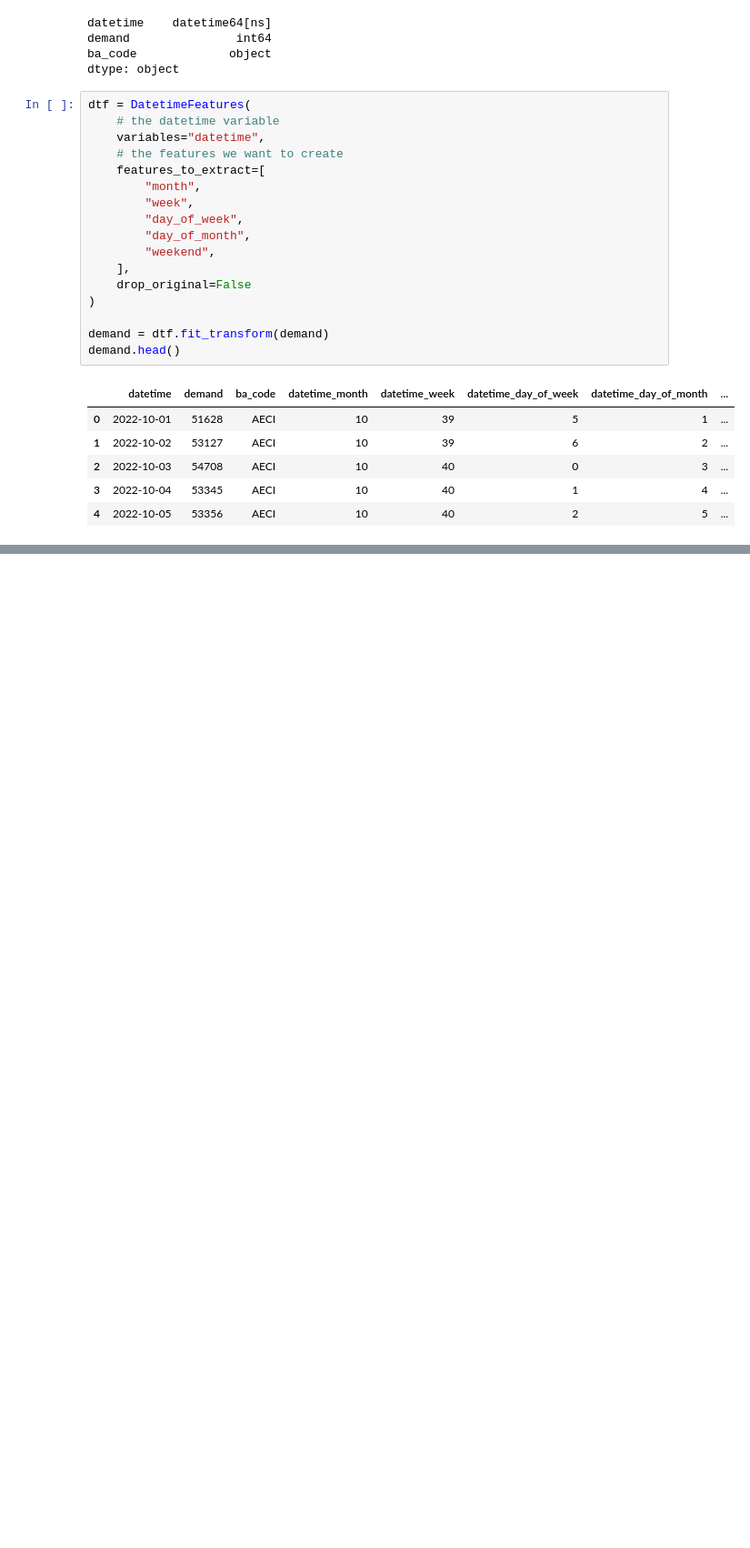
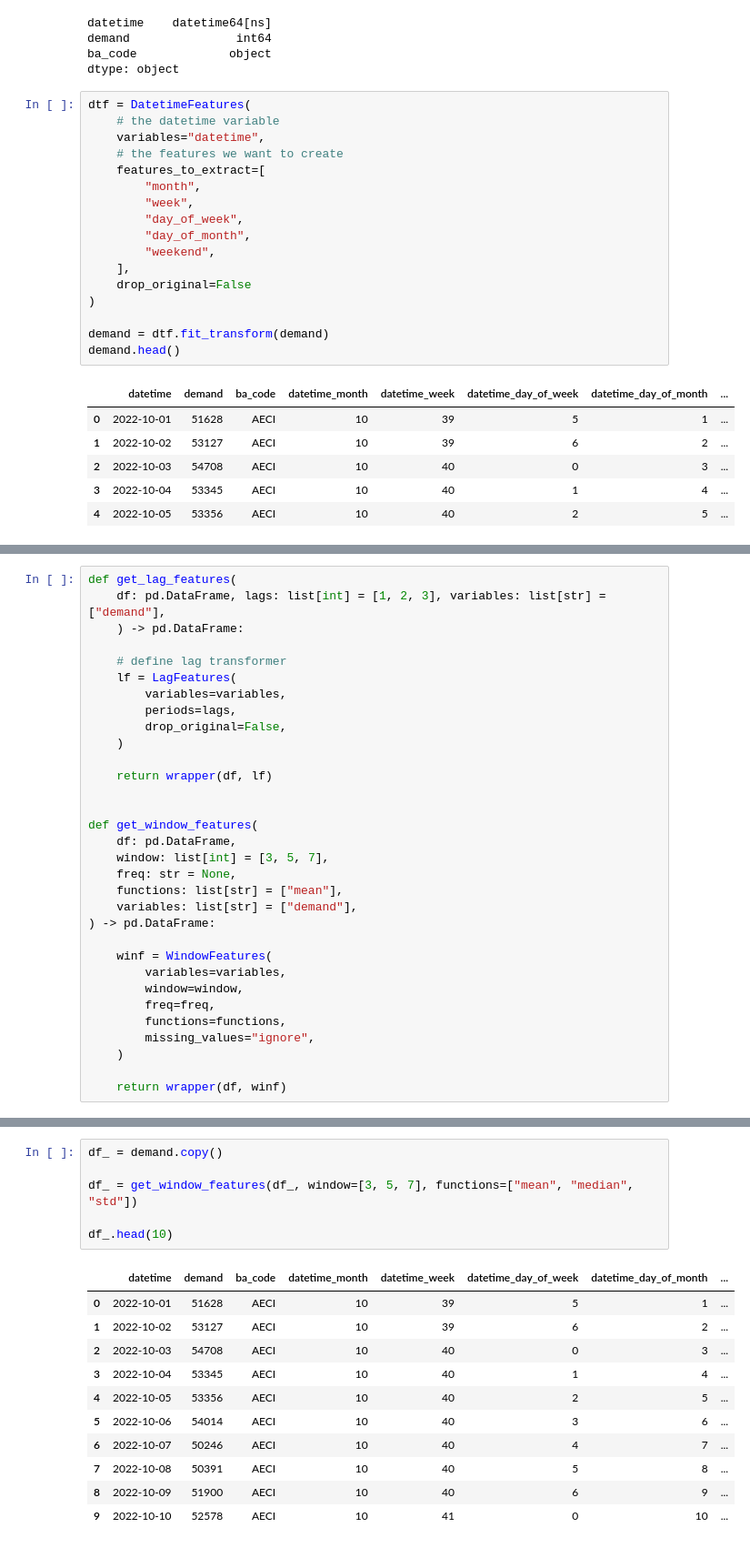
Before and after one commit to d-lazenby/energy-demand-forecasting, a Jupyter notebook: notebooks/05a_lgbm_model.ipynb, the cells around one changed output, grey strips where cells are left out. Shown: that part at 91% size. Saved outputs shown, nothing was run; the diff lists cells and outputs as text; blank space fills up the shorter version.

```diff
--- a/notebooks/05a_lgbm_model.ipynb
+++ b/notebooks/05a_lgbm_model.ipynb
@@ -86,4 +88,36 @@ def lag_features(df: pd.DataFrame, lags: list[int]) -> pd.DataFrame:
         output = pd.concat([output, tmp])
 
     return output
+# %%
+def get_lag_features(
+    df: pd.DataFrame, lags: list[int] = [1, 2, 3], variables: list[str] = ["demand"],
+    ) -> pd.DataFrame:
+
+    # define lag transformer
+    lf = LagFeatures(
+        variables=variables,
+        periods=lags,
+        drop_original=False,
+    )
+
+    return wrapper(df, lf)
+
+
+def get_window_features(
+    df: pd.DataFrame,
+    window: list[int] = [3, 5, 7],
+    freq: str = None,
+    functions: list[str] = ["mean"],
+    variables: list[str] = ["demand"],
+) -> pd.DataFrame:
+
+    winf = WindowFeatures(
+        variables=variables,
+        window=window,
+        freq=freq,
+        functions=functions,
+        missing_values="ignore",
+    )
+
+    return wrapper(df, winf)
 # %%
@@ -110,0 +143,18 @@ df.tail()
+# %%
+df_ = demand.copy()
+
+df_ = get_window_features(df_, window=[3, 5, 7], functions=["mean", "median", "std"])
+
+df_.head(10)
+# %% [output]
+|  | datetime | demand | ba_code | datetime_month | datetime_week | datetime_day_of_week | datetime_day_of_month | ... |
+| 0 | 2022-10-01 | 51628 | AECI | 10 | 39 | 5 | 1 | ... |
+| 1 | 2022-10-02 | 53127 | AECI | 10 | 39 | 6 | 2 | ... |
+| 2 | 2022-10-03 | 54708 | AECI | 10 | 40 | 0 | 3 | ... |
+| 3 | 2022-10-04 | 53345 | AECI | 10 | 40 | 1 | 4 | ... |
+| 4 | 2022-10-05 | 53356 | AECI | 10 | 40 | 2 | 5 | ... |
+| 5 | 2022-10-06 | 54014 | AECI | 10 | 40 | 3 | 6 | ... |
+| 6 | 2022-10-07 | 50246 | AECI | 10 | 40 | 4 | 7 | ... |
+| 7 | 2022-10-08 | 50391 | AECI | 10 | 40 | 5 | 8 | ... |
+| 8 | 2022-10-09 | 51900 | AECI | 10 | 40 | 6 | 9 | ... |
+| 9 | 2022-10-10 | 52578 | AECI | 10 | 41 | 0 | 10 | ... |
```
Also changed, not shown: parts of 9 cells of this notebook.
